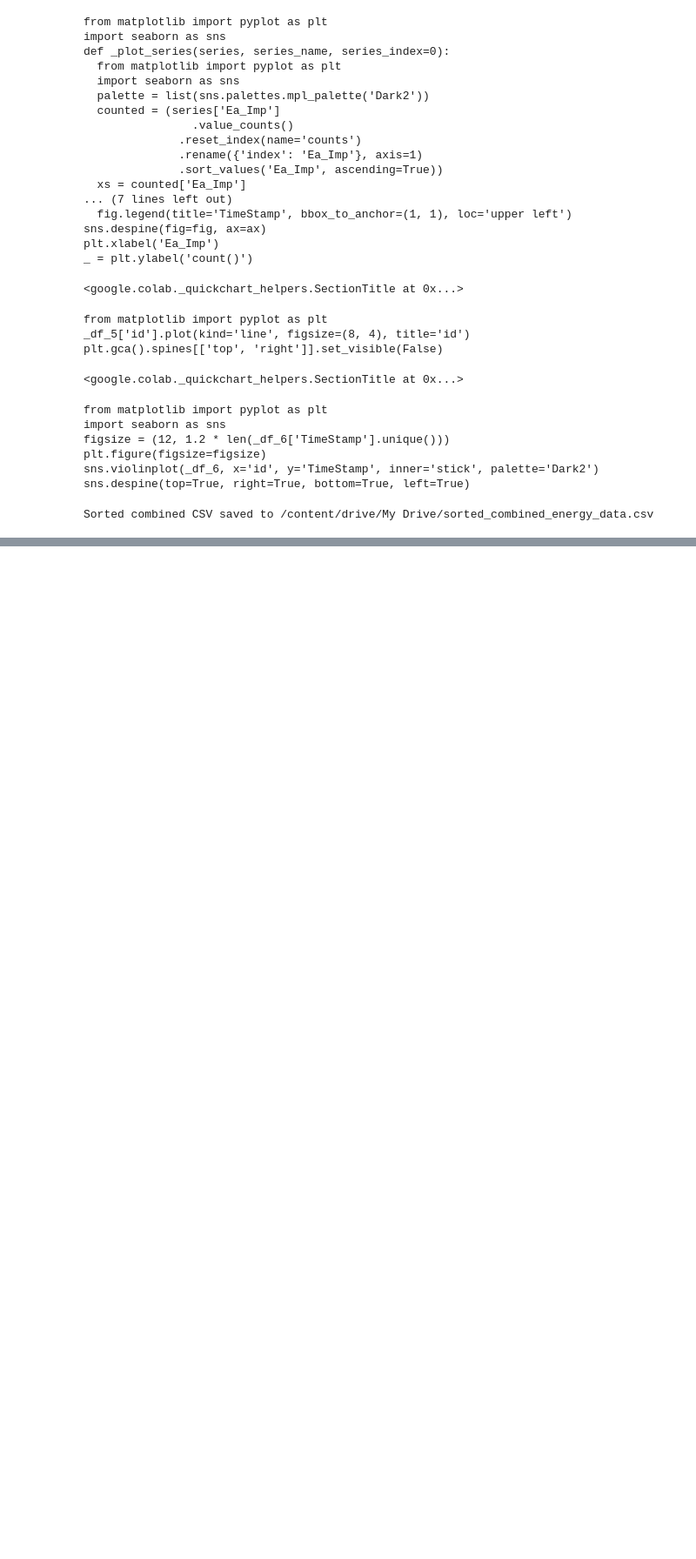
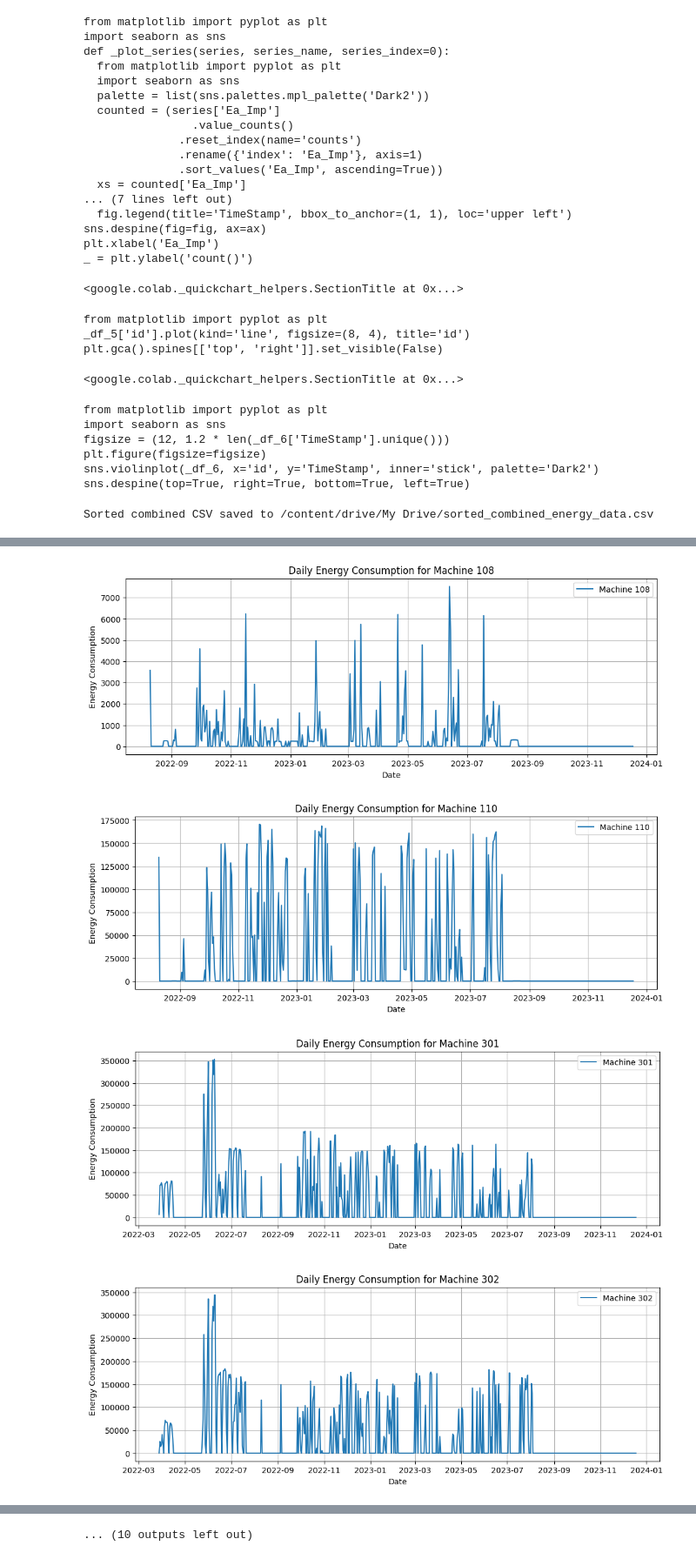
Before and after one commit to Staffilon/KestraDataOrchestrator, a Jupyter notebook: EDA.ipynb, the cells around one changed output, grey strips where cells are left out. Shown at 87% size. Cells and saved outputs as stored; diff of their text form; code cells hidden in the pictures; blank space fills up the shorter version.

Commit message:
Daily energy consuptions graphs for each machine

```diff
--- a/EDA.ipynb
+++ b/EDA.ipynb
@@ -222,0 +227,25 @@ Sorted combined CSV saved to /content/drive/My Drive/sorted_combined_energy_data
+# %%
+import matplotlib.pyplot as plt
+
+# Unique list of machines
+machines = all_data_sorted['channel'].unique()
+
+# Plot for each machine
+for machine in machines:
+    machine_data = all_data_sorted[all_data_sorted['channel'] == machine]
+    machine_data.set_index('TimeStamp', inplace=True)
+    daily_data = machine_data.resample('D')['Ea_Imp'].sum()
+
+    plt.figure(figsize=(12, 4))
+    plt.plot(daily_data.index, daily_data.values, label=f'Machine {machine}')
+    plt.xlabel('Date')
+    plt.ylabel('Energy Consumption')
+    plt.title(f'Daily Energy Consumption for Machine {machine}')
+    plt.legend()
+    plt.grid(True)
+    plt.show()
+# %% [output]
+[figure, added]
+[figure, added]
+[figure, added]
+[figure, added]
@@ -222,0 +260 @@ Sorted combined CSV saved to /content/drive/My Drive/sorted_combined_energy_data
+... (10 outputs left out)
```
Also changed, not shown: parts of 3 cells of this notebook.
